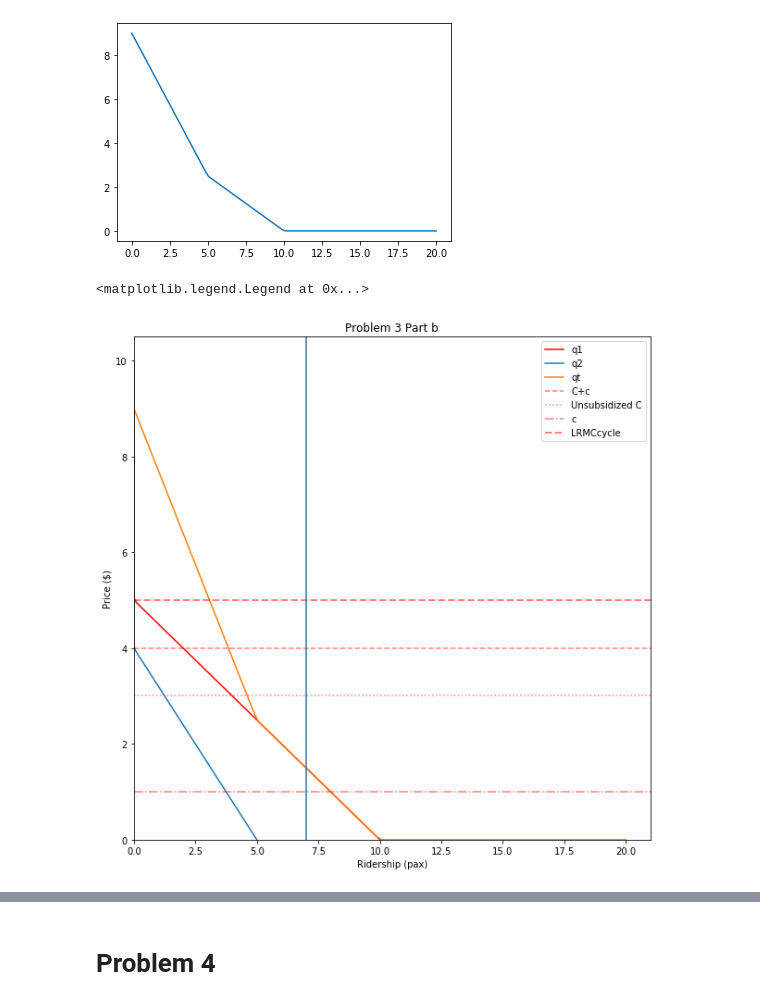
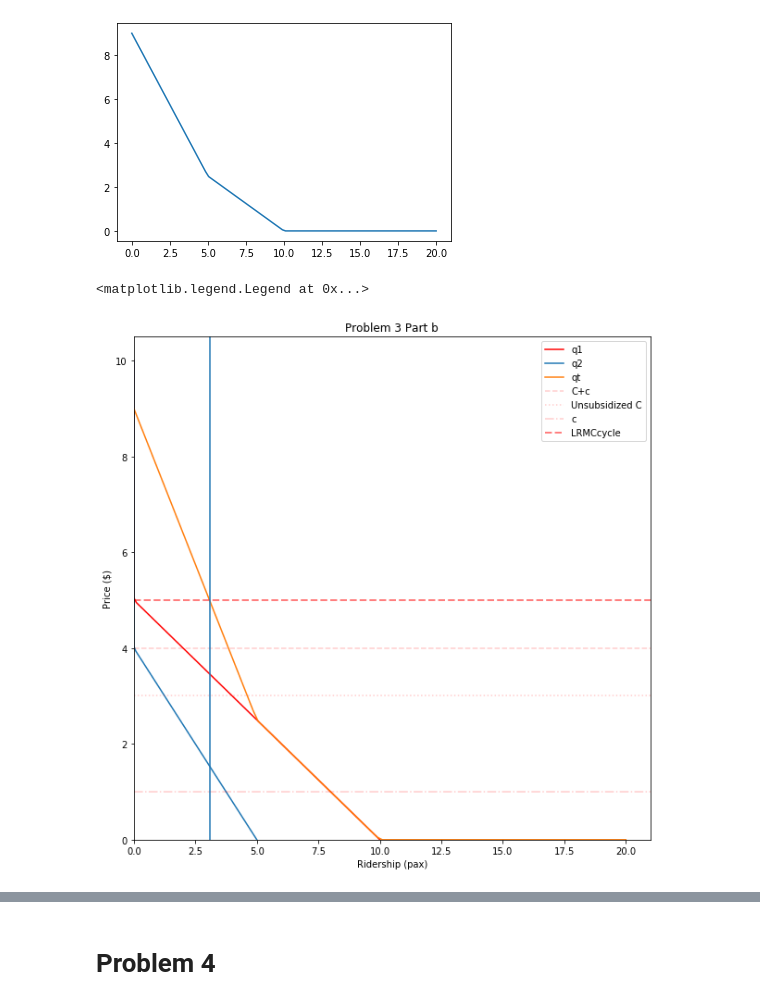
Before and after one commit to noahgarfinkle/Spring2020, a Jupyter notebook: CEE 498 Transportation Economics/Assignments/Assignment 1.ipynb, the cells around one changed output, grey strips where cells are left out. Saved outputs shown, nothing was run; the diff lists cells and outputs as text; code cells hidden in the pictures.

```diff
--- a/CEE 498 Transportation Economics/Assignments/Assignment 1.ipynb
+++ b/CEE 498 Transportation Economics/Assignments/Assignment 1.ipynb
@@ -321,25 +321,25 @@ plt.plot(qs,pt)
 # %%
 fig,ax = plt.subplots(figsize=(10,10))
 # y axis is price
 # x axis is demand
 ax.plot(q1,Ps,label="q1",color='red')
 ax.plot(q2,Ps,label="q2")
 ax.plot(qs,pt,label="qt")
 ax.set_ylabel("Price ($)")
 ax.set_xlabel("Ridership (pax)")
 ax.set_title("Problem 3 Part b")
 
-ax.axhline(4.0,label="C+c",ls="--",alpha=0.5,color="red")
-ax.axhline(3.0,label="Unsubsidized C",ls=":",alpha=0.5,color="red")
-ax.axhline(1.0,label="c",ls="-.",alpha=0.5,color="red")
+ax.axhline(4.0,label="C+c",ls="--",alpha=0.2,color="red")
+ax.axhline(3.0,label="Unsubsidized C",ls=":",alpha=0.2,color="red")
+ax.axhline(1.0,label="c",ls="-.",alpha=0.2,color="red")
 ax.axhline(5,label="LRMCcycle",ls="--",alpha=0.5,color='red',lw=2)
 
-ax.axvline(7)
+ax.axvline(3.08)
 
 ax.set_xlim(left=0)
 ax.set_ylim(bottom=0)
 
 ax.legend()
 # %% [output]
 <matplotlib.legend.Legend at 0x...>
-[figure, old version]
+[figure, new version]
```
Also changed, not shown: parts of 11 cells of this notebook.
